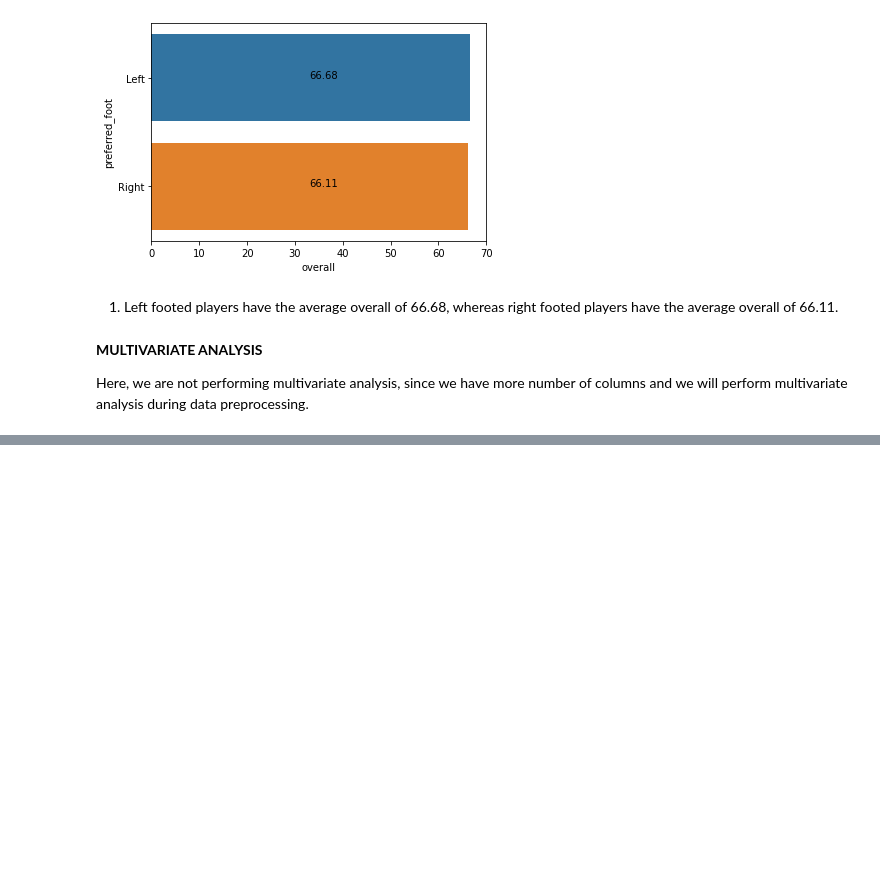
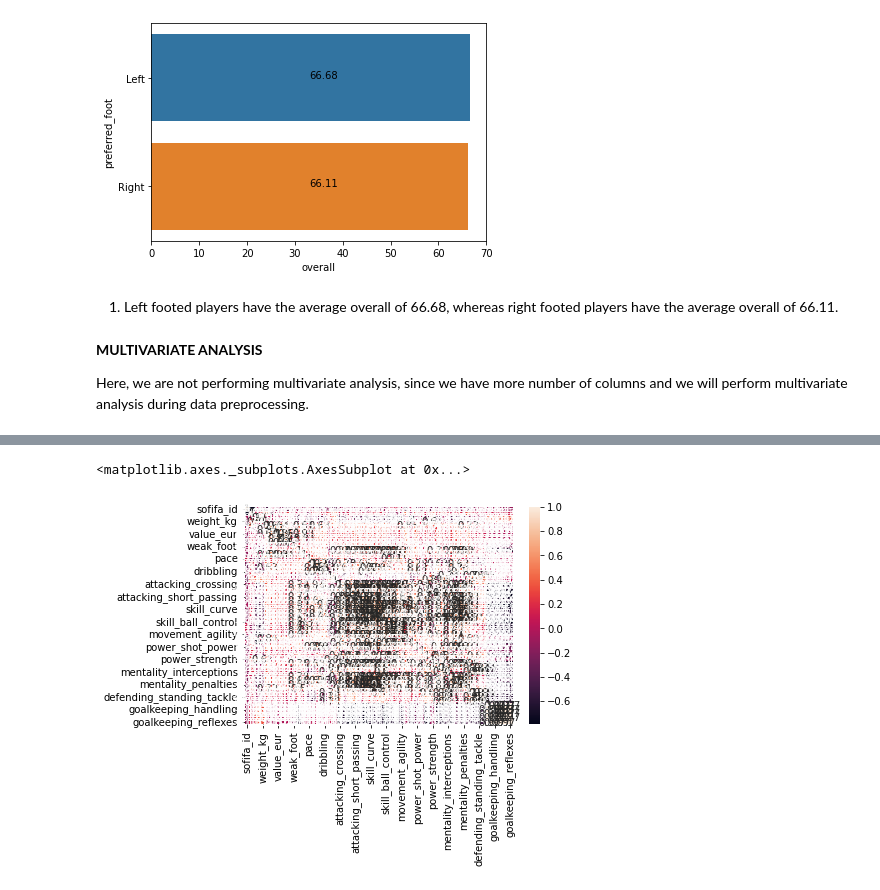
Before and after one commit to Navin7899/FIFA-20, a Jupyter notebook: FIFA_nav.ipynb, the cells around one changed output, grey strips where cells are left out. Cells and saved outputs as stored; diff of their text form; code cells hidden in the pictures; blank space fills up the shorter version.

```diff
--- a/FIFA_nav.ipynb
+++ b/FIFA_nav.ipynb
@@ -712,0 +767,2 @@ Here, we are not performing multivariate analysis, since we have more number of
+# %%
+num_col2=num_col.drop(['team_jersey_number','contract_valid_until','gk_diving','gk_handling', 'gk_kicking', 'gk_reflexes', 'gk_speed','gk_positioning','nation_jersey_number'],axis=1)
@@ -712,0 +813,8 @@ Here, we are not performing multivariate analysis, since we have more number of
+# %%
+num_col2['release_clause_eur'].fillna(num_col2['release_clause_eur'].median(), inplace=True)
+num_col2['shooting'].fillna(num_col2['shooting'].median(), inplace=True)
+num_col2['defending'].fillna(num_col2['defending'].median(), inplace=True)
+num_col2['pace'].fillna(num_col2['pace'].mean(), inplace=True)
+num_col2['passing'].fillna(num_col2['passing'].mean(), inplace=True)
+num_col2['dribbling'].fillna(num_col2['dribbling'].mean(), inplace=True)
+num_col2['physic'].fillna(num_col2['physic'].mean(), inplace=True)
@@ -712,0 +841,5 @@ Here, we are not performing multivariate analysis, since we have more number of
+# %%
+sns.heatmap(num_col2.corr(),annot=True)
+# %% [output]
+<matplotlib.axes._subplots.AxesSubplot at 0x...>
+[figure, added]
```
Also changed, not shown: parts of 12 cells of this notebook.
